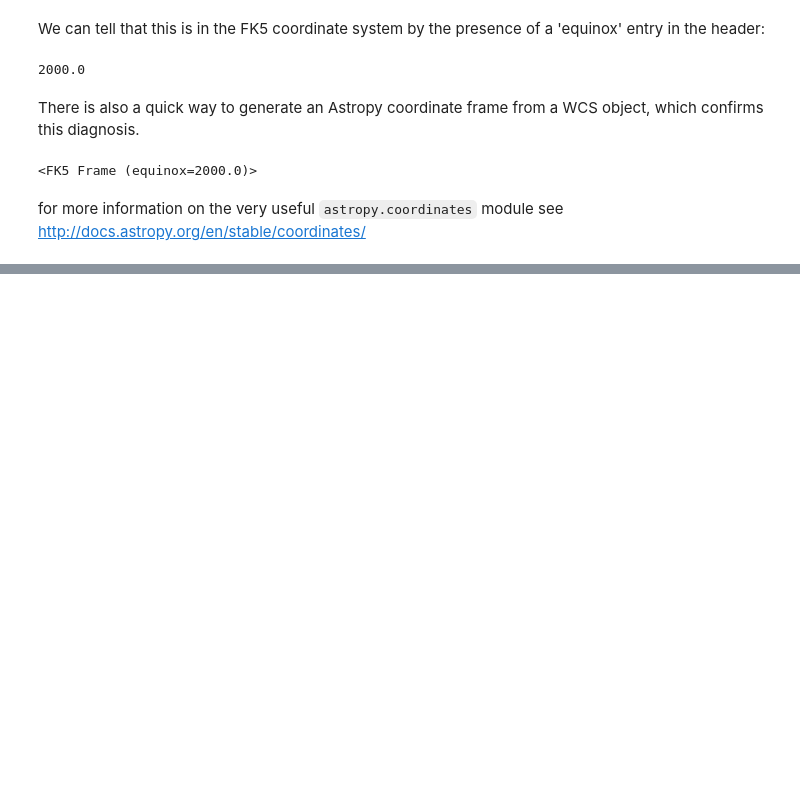
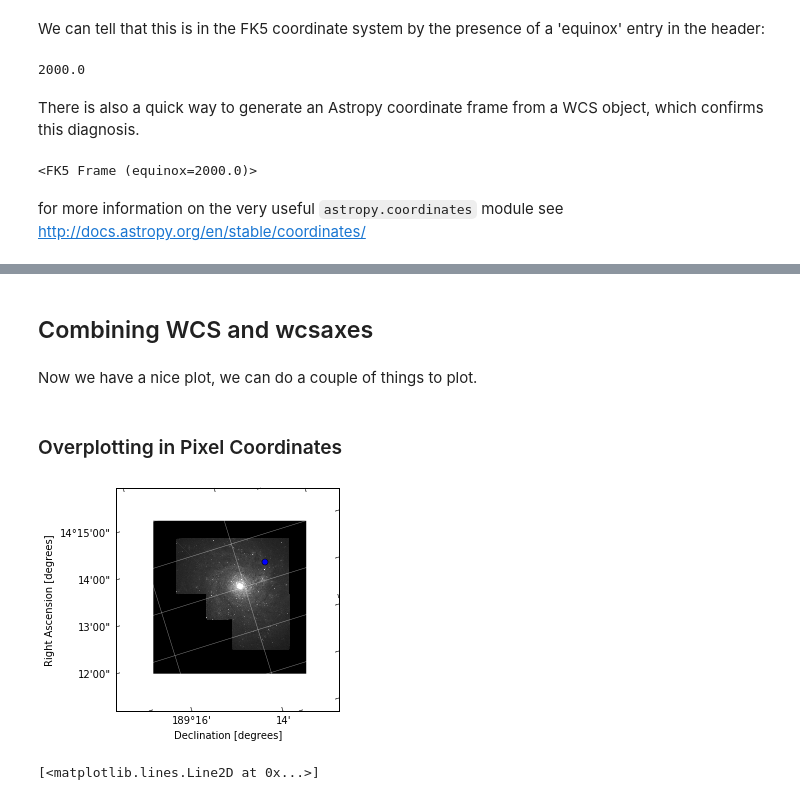
Before and after one commit to OpenAstronomy/workshop_sunpy_astropy, a Jupyter notebook: xx-astroimage/Astro_Images.ipynb, the cells around one changed output, grey strips where cells are left out. Drawn from its saved outputs; the diff is of its cells as text; code cells hidden in the pictures; blank space fills up the shorter version.

Commit message:
Overplotting with wcsaxes

```diff
--- a/xx-astroimage/Astro_Images.ipynb
+++ b/xx-astroimage/Astro_Images.ipynb
@@ -212,0 +215,17 @@ ax.coords.grid(color='white', alpha=0.5, linestyle='solid')
+# %% [markdown]
+## Combining WCS and wcsaxes
+# %% [markdown]
+Now we have a nice plot, we can do a couple of things to plot.
+# %% [markdown]
+### Overplotting in Pixel Coordinates
+# %%
+ax = plt.subplot(111, projection=wcs)
+ax.imshow(hdulist[0].data, cmap='gray', vmax=1000, interpolation=None, origin='lower')
+ax.set_xlabel("Right Ascension [degrees]")
+ax.set_ylabel("Declination [degrees]")
+ax.coords.grid(color='white', alpha=0.5, linestyle='solid')
+
+ax.plot(3000, 3000, 'o')
+# %% [output]
+[figure, added]
+[<matplotlib.lines.Line2D at 0x...>]
```
Also changed, not shown: parts of 5 cells of this notebook.
